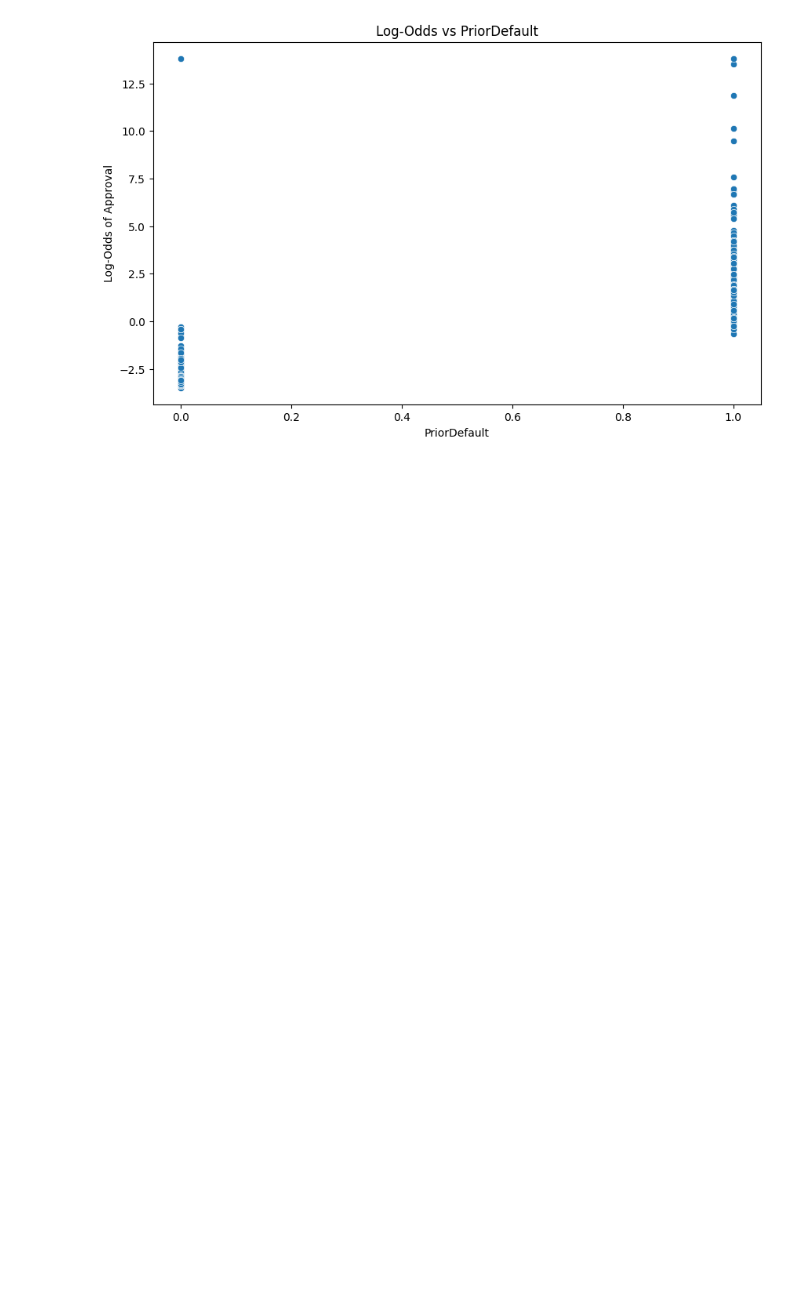
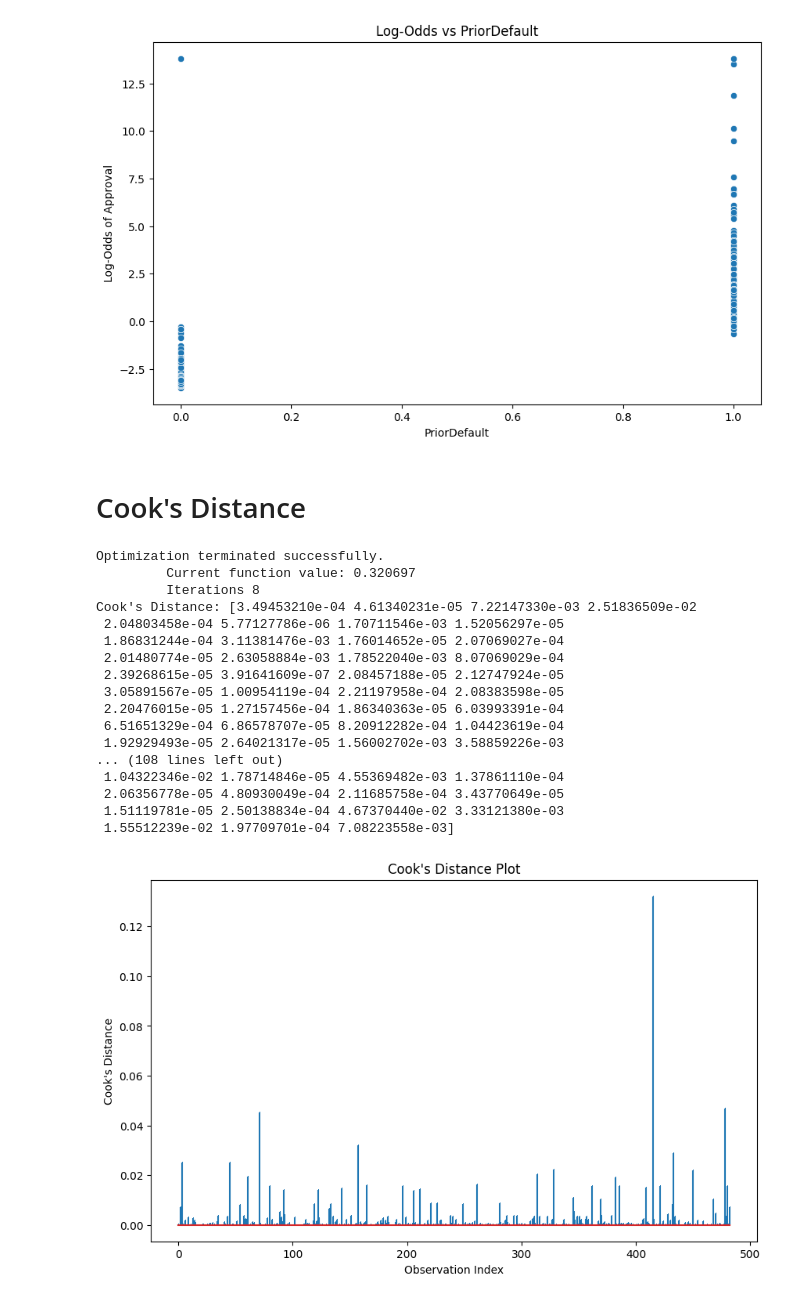
Before and after one commit to dtrejo21/stats-final-project, a Jupyter notebook: FinalProject.ipynb, the cells around one changed output. Cells and saved outputs as stored; diff of their text form; code cells hidden in the pictures; blank space fills up the shorter version.

Commit message:
Added Cook's Distance Plot

```diff
--- a/FinalProject.ipynb
+++ b/FinalProject.ipynb
@@ -809,3 +875,54 @@ for column in X_train.columns:
 [figure]
 [figure]
 [figure]
+# %% [markdown]
+# Cook's Distance
+# %%
+# Read the data
+df = pd.read_csv("clean_dataset.csv")
+selected_columns = ['Income', 'Debt', 'CreditScore', 'YearsEmployed', 'Employed', 'PriorDefault', 'Approved']
+df_selected = df[selected_columns]
+
+# Separating the predictors and response
+X = df_selected.drop('Approved', axis=1)
+y = df_selected['Approved']
+
+# Splitting the dataset into training and testing sets
+X_train, X_test, y_train, y_test = train_test_split(X, y, test_size=0.3, random_state=42)
+
+# Adding a constant to the model
+X_train_const = sm.add_constant(X_train)
+
+# Fitting the logistic regression model
+model = sm.Logit(y_train, X_train_const)
+result = model.fit()
+
+# Cook's Distance
+influence = result.get_influence()
+cooks = influence.cooks_distance
+print('Cook\'s Distance:', cooks[0])
+plt.figure(figsize=(10, 6))
+plt.stem(np.arange(len(cooks[0])), cooks[0], markerfmt=",")
+plt.title('Cook\'s Distance Plot')
+plt.xlabel('Observation Index')
+plt.ylabel('Cook\'s Distance')
+plt.show()
+# %% [output]
+Optimization terminated successfully.
+         Current function value: 0.320697
+         Iterations 8
+Cook's Distance: [3.49453210e-04 4.61340231e-05 7.22147330e-03 2.51836509e-02
+ 2.04803458e-04 5.77127786e-06 1.70711546e-03 1.52056297e-05
+ 1.86831244e-04 3.11381476e-03 1.76014652e-05 2.07069027e-04
+ 2.01480774e-05 2.63058884e-03 1.78522040e-03 8.07069029e-04
+ 2.39268615e-05 3.91641609e-07 2.08457188e-05 2.12747924e-05
+ 3.05891567e-05 1.00954119e-04 2.21197958e-04 2.08383598e-05
+ 2.20476015e-05 1.27157456e-04 1.86340363e-05 6.03993391e-04
+ 6.51651329e-04 6.86578707e-05 8.20912282e-04 1.04423619e-04
+ 1.92929493e-05 2.64021317e-05 1.56002702e-03 3.58859226e-03
+... (108 lines left out)
+ 1.04322346e-02 1.78714846e-05 4.55369482e-03 1.37861110e-04
+ 2.06356778e-05 4.80930049e-04 2.11685758e-04 3.43770649e-05
+ 1.51119781e-05 2.50138834e-04 4.67370440e-02 3.33121380e-03
+ 1.55512239e-02 1.97709701e-04 7.08223558e-03]
+[figure, added]
```
Also changed, not shown: parts of 6 cells of this notebook.
